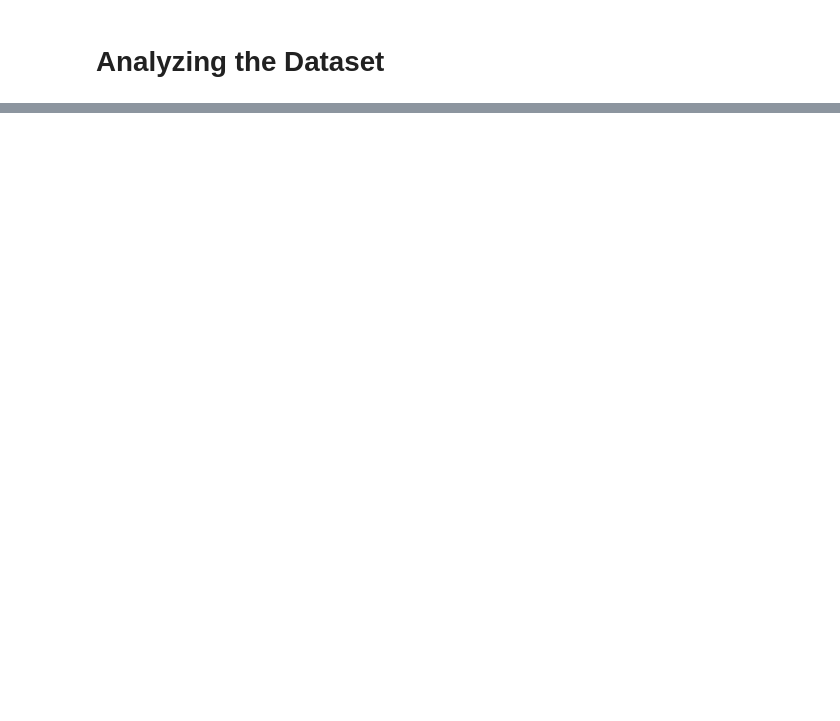
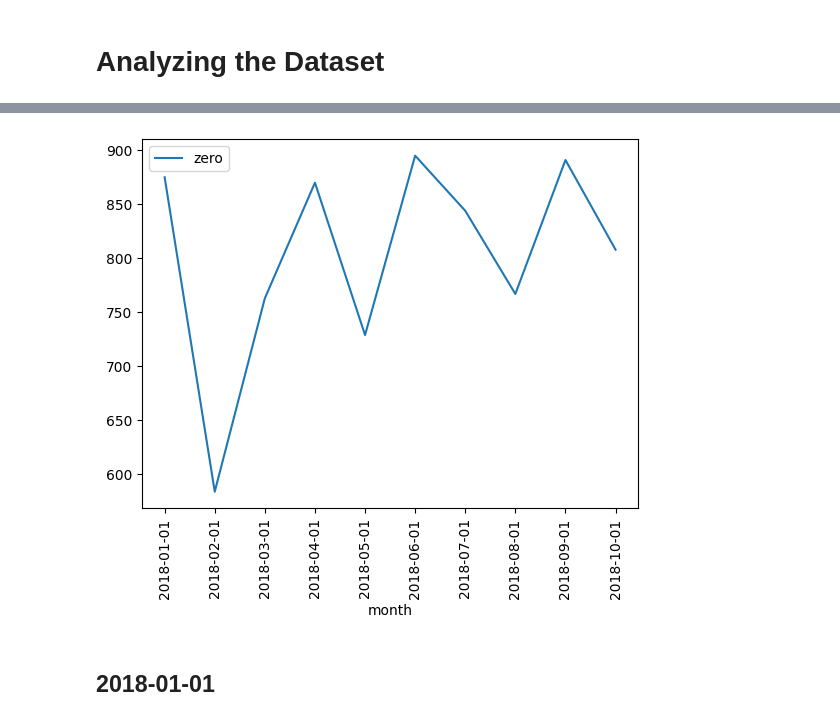
Before and after one commit to jmcrey/ember-analysis, a Jupyter notebook: Ember Project.ipynb, the cells around one changed output, grey strips where cells are left out. Saved outputs shown, nothing was run; the diff lists cells and outputs as text; code cells hidden in the pictures; blank space fills up the shorter version.

```diff
--- a/Ember Project.ipynb
+++ b/Ember Project.ipynb
@@ -226,0 +561,8 @@ train_df.cov()
+# %%
+ax = sns.lineplot(data=df[['month', 'zero']].set_index('month'))
+plt.xticks(rotation=90)
+plt.show()
+# %% [output]
+[figure, added]
+# %% [markdown]
+## 2018-01-01
```
Also changed, not shown: parts of 94 cells of this notebook, 26 other files.
